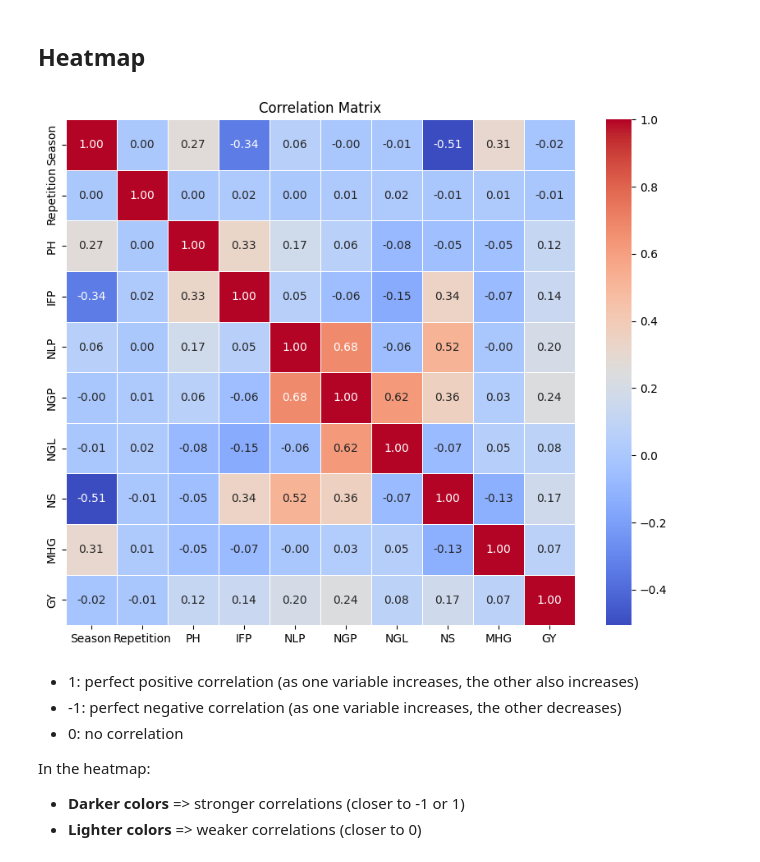
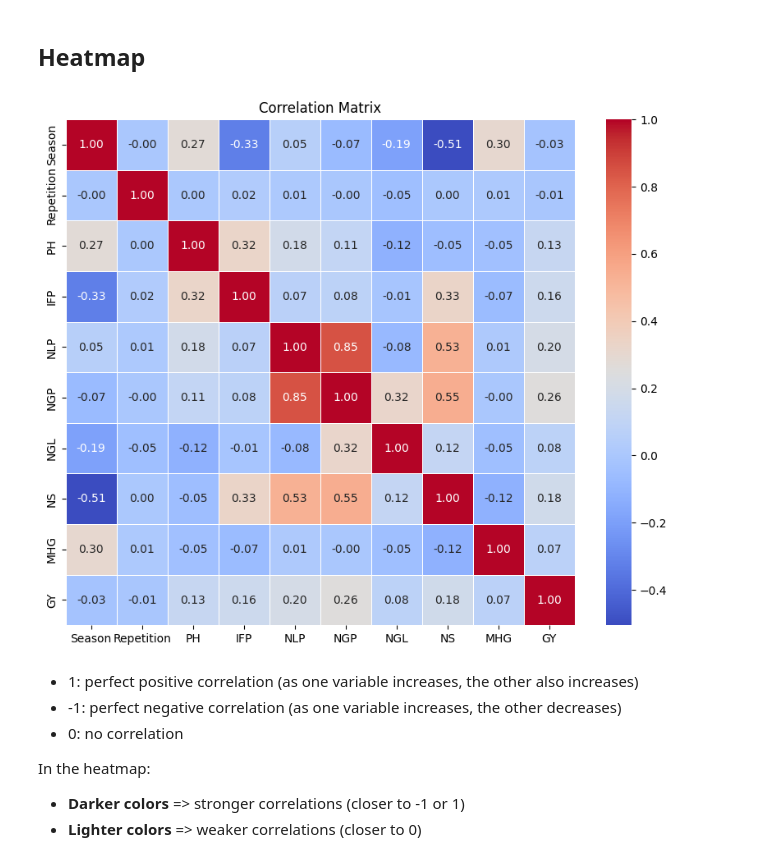
Before and after one commit to AntoniaPopovici/VOIS_2024, a Jupyter notebook: main.ipynb, the cells around one changed output. Saved outputs shown, nothing was run; the diff lists cells and outputs as text; code cells hidden in the pictures.

```diff
--- a/main.ipynb
+++ b/main.ipynb
@@ -134,0 +316,9 @@ Duplicate rows: False
+# %%
+# Remove outliers for NGP
+df = df[(df['NGP'] <= 300)]
+
+# Remove outliers for NGL
+df = df[(df['NGL'] <= 5) & (df['NGL'] >= 1)]
+# %%
+# Reset index
+df.reset_index(drop=True, inplace=True)
@@ -166,14 +350,16 @@ dtype: float64
 # %% [markdown]
 ## Heatmap
 # %%
-corr_matrix = df[numeric_columns].drop(columns=['Cultivar']).corr()
+numeric_columns = df.select_dtypes(include=['float64', 'int64']).columns
+
+corr_matrix = df[numeric_columns].corr()
 
 plt.figure(figsize=(10, 8))
 sns.heatmap(corr_matrix, annot=True, cmap='coolwarm', fmt=".2f", linewidths=0.5)
 plt.title('Correlation Matrix')
 plt.show()
 # %% [output]
-[figure, old version]
+[figure, new version]
 # %% [markdown]
 - 1: perfect positive correlation (as one variable increases, the other also increases)
 - -1: perfect negative correlation (as one variable increases, the other decreases)
```
Also changed, not shown: parts of 44 cells of this notebook.
